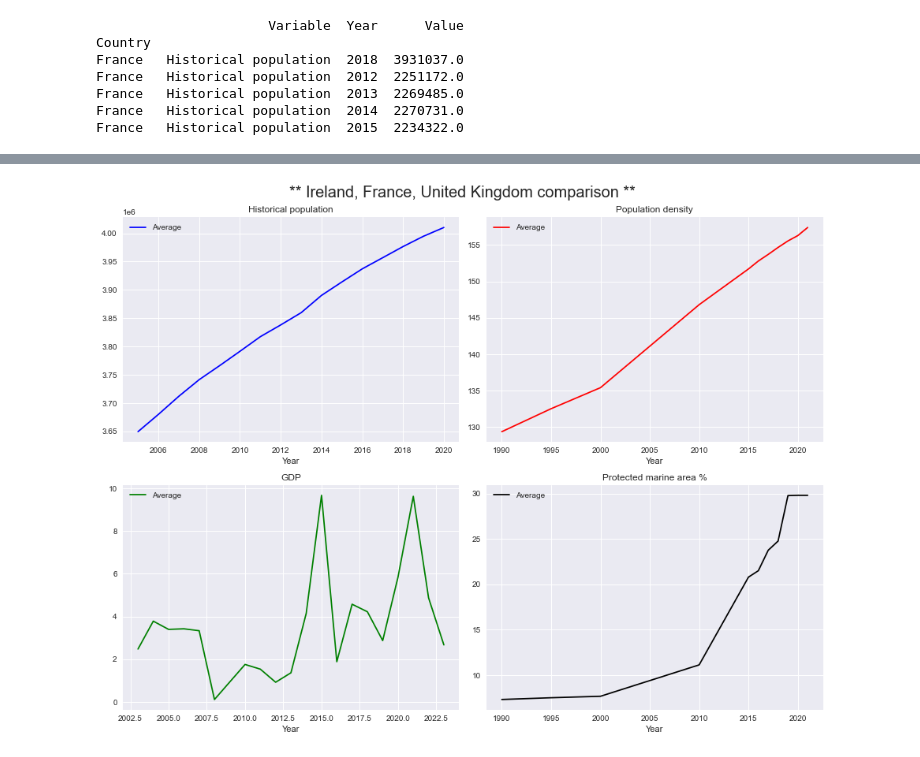
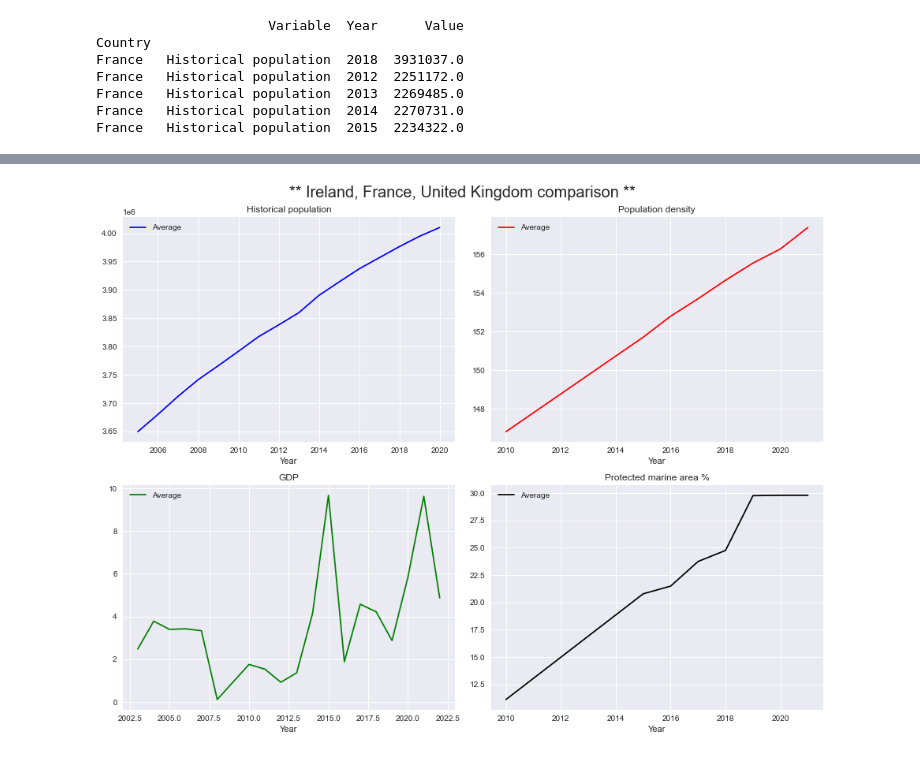
Before and after one commit to BoSuto/Data-analysis-for-business-March-2022-, a Jupyter notebook: Population, Economics & Green Growth.ipynb, the cells around one changed output, grey strips where cells are left out. Saved outputs shown, nothing was run; the diff lists cells and outputs as text; code cells hidden in the pictures.

Commit message:
year filter

```diff
--- a/Population, Economics & Green Growth.ipynb
+++ b/Population, Economics & Green Growth.ipynb
@@ -1163,3 +1163,6 @@ France   Historical population  2012  2251172.0
 France   Historical population  2013  2269485.0
 France   Historical population  2014  2270731.0
 France   Historical population  2015  2234322.0
+# %%
+concat_year= concat_1[(concat_1['Year'] >= 2002) & (concat_1['Year'] <= 2022)]
+print(concat_year.head())
@@ -1166,30 +1189,30 @@ France   Historical population  2015  2234322.0
 # %%
 def getAverageByYear(variableName):
-    return concat_1.loc[concat_1["Variable"]==variableName].groupby(['Year'])['Value'].mean().to_frame('Average')
+    return concat_year.loc[concat_year["Variable"]==variableName].groupby(['Year'])['Value'].mean().to_frame('Average')
 
 gdp = getAverageByYear('Gross domestic product, volume, growth')
 pop = getAverageByYear('Historical population')
 green_pop = getAverageByYear('POPDEN')
 green_terr = getAverageByYear('TERRESTRIAL')
 green_marine = getAverageByYear('PA_MARINE')
 
 
 fig2, ax2 = plt.subplots(2,2, figsize=(13,10))
 fig2.suptitle('** Ireland, France, United Kingdom comparison **', fontsize=20)
 plt.style.use('seaborn')
 
-
 pop.plot(ax=ax2[0, 0],color='blue')
 green_pop.plot(ax=ax2[0,1],color='red')
-gdp.plot(ax=ax2[1, 0],color='green')
+gdp.plot(ax=ax2[1, 0], color='green')
 green_marine.plot(ax=ax2[1, 1],color='black')
 
 
 ax2[0,0].set_title('Historical population')
 ax2[0,1].set_title('Population density')
 ax2[1,0].set_title('GDP')
 ax2[1,1].set_title('Protected marine area %')
 
+
 plt.tight_layout()
 # %% [output]
-[figure, old version]
+[figure, new version]
```
Also changed, not shown: parts of 4 cells of this notebook.
